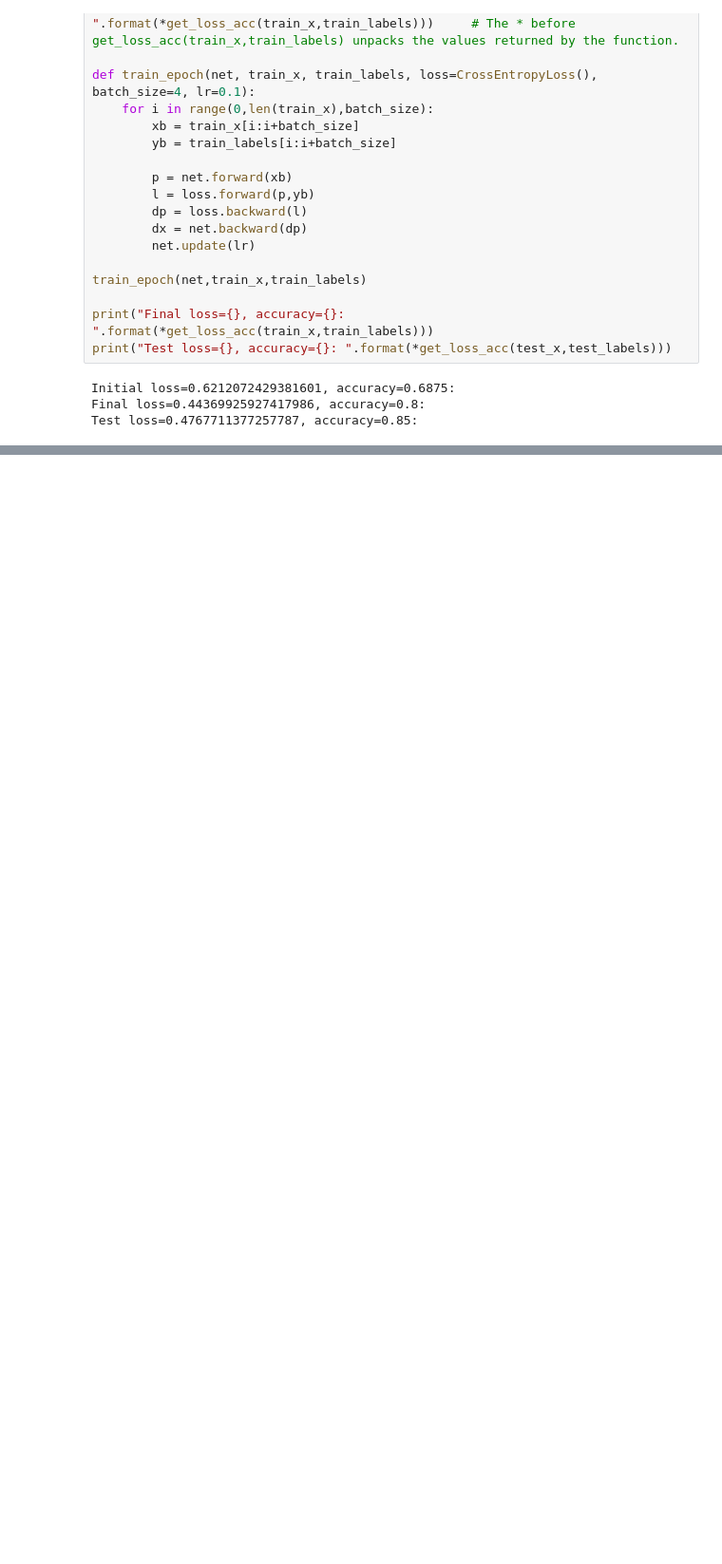
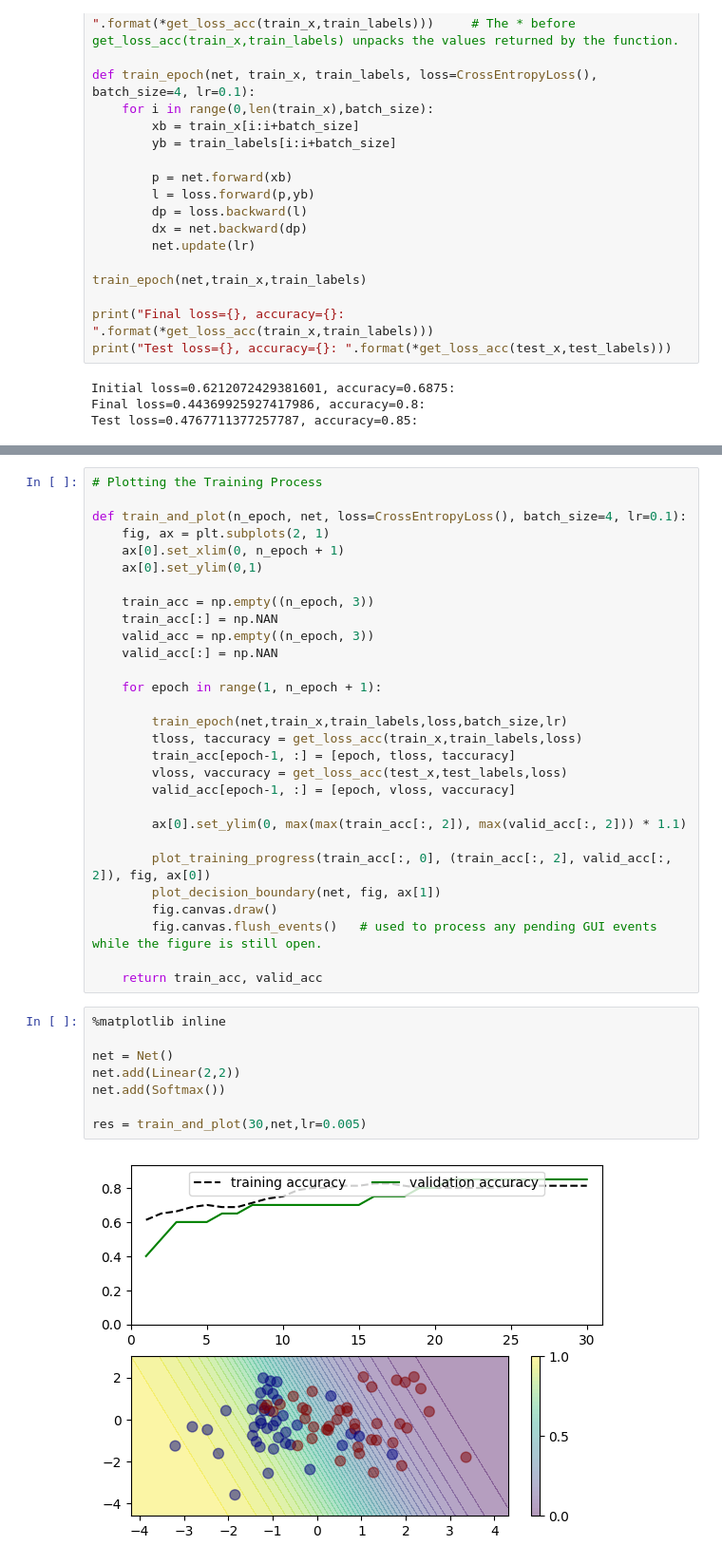
Before and after one commit to ayseberfinozcubuk/Microsoft-AI-course-for-beginners, a Jupyter notebook: 3-NeuralNetworks/04-OwnFramework/OwnFramework.ipynb, the cells around one changed output, grey strips where cells are left out. Shown at 95% size. Cells and saved outputs as stored; diff of their text form; blank space fills up the shorter version.

Commit message:
Visualized the network's state in OwnFramework.ipynb

```diff
--- a/3-NeuralNetworks/04-OwnFramework/OwnFramework.ipynb
+++ b/3-NeuralNetworks/04-OwnFramework/OwnFramework.ipynb
@@ -380,0 +455,39 @@ Test loss=0.4767711377257787, accuracy=0.85:
+# %%
+# Plotting the Training Process
+
+def train_and_plot(n_epoch, net, loss=CrossEntropyLoss(), batch_size=4, lr=0.1):
+    fig, ax = plt.subplots(2, 1)
+    ax[0].set_xlim(0, n_epoch + 1)
+    ax[0].set_ylim(0,1)
+
+    train_acc = np.empty((n_epoch, 3))
+    train_acc[:] = np.NAN
+    valid_acc = np.empty((n_epoch, 3))
+    valid_acc[:] = np.NAN
+
+    for epoch in range(1, n_epoch + 1):
+
+        train_epoch(net,train_x,train_labels,loss,batch_size,lr)
+        tloss, taccuracy = get_loss_acc(train_x,train_labels,loss)
+        train_acc[epoch-1, :] = [epoch, tloss, taccuracy]
+        vloss, vaccuracy = get_loss_acc(test_x,test_labels,loss)
+        valid_acc[epoch-1, :] = [epoch, vloss, vaccuracy]
+
+        ax[0].set_ylim(0, max(max(train_acc[:, 2]), max(valid_acc[:, 2])) * 1.1)
+
+        plot_training_progress(train_acc[:, 0], (train_acc[:, 2], valid_acc[:, 2]), fig, ax[0])
+        plot_decision_boundary(net, fig, ax[1])
+        fig.canvas.draw()
+        fig.canvas.flush_events()   # used to process any pending GUI events while the figure is still open.
+
+    return train_acc, valid_acc
+# %%
+%matplotlib inline
+
+net = Net()
+net.add(Linear(2,2))
+net.add(Softmax())
+
+res = train_and_plot(30,net,lr=0.005)
+# %% [output]
+[figure, added]
```
Also changed, not shown: parts of 10 cells of this notebook.
